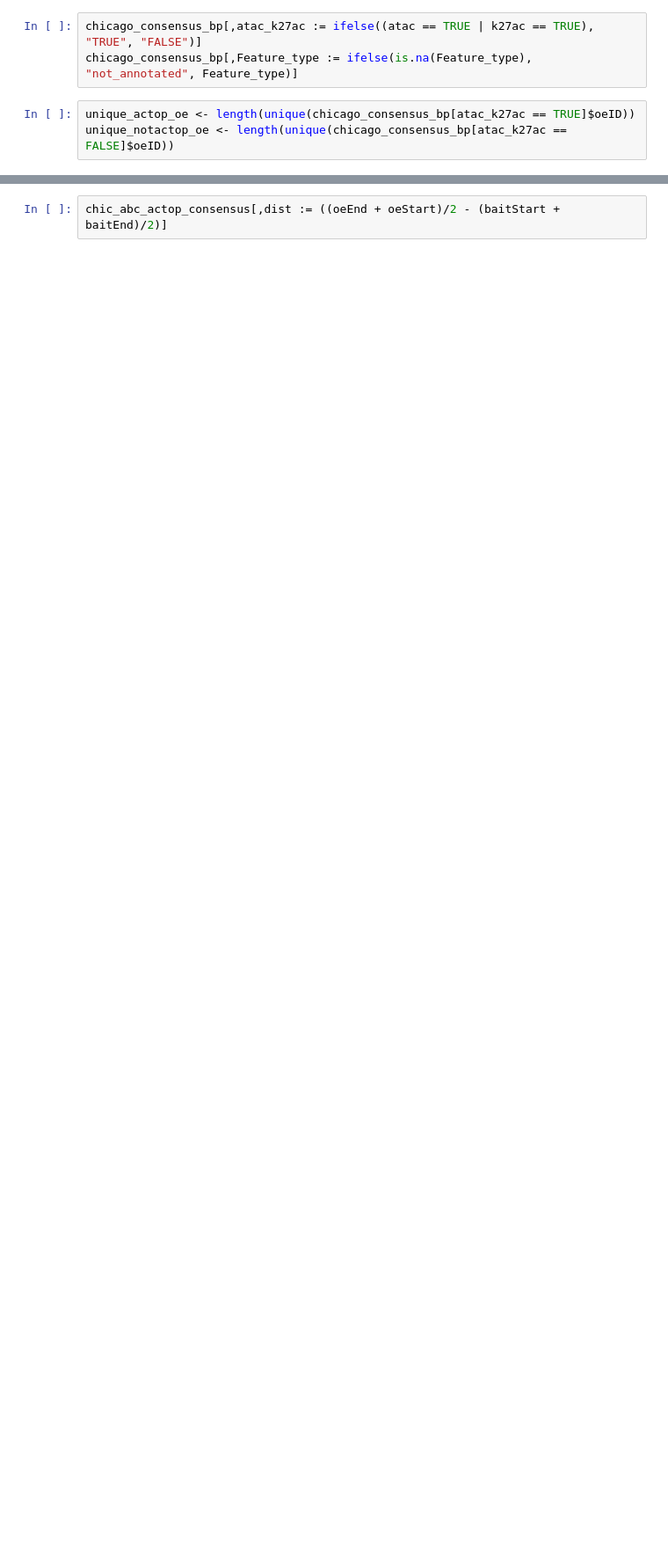
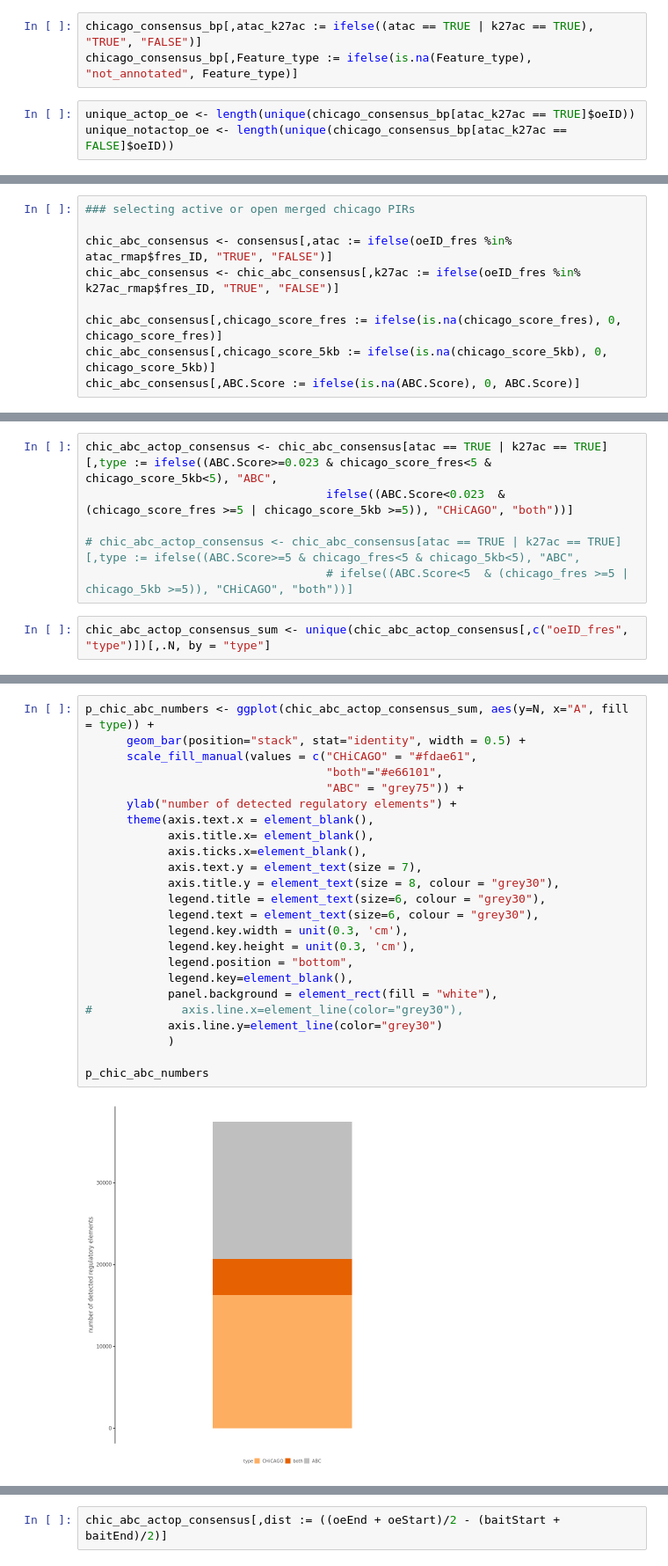
Before and after one commit to vmalysheva/ILC3, a Jupyter notebook: PCHiC/CHiCAGO_vs_ABC.ipynb, the cells around one changed output, grey strips where cells are left out. Shown at 88% size. Saved outputs shown, nothing was run; the diff lists cells and outputs as text; blank space fills up the shorter version.

```diff
--- a/PCHiC/CHiCAGO_vs_ABC.ipynb
+++ b/PCHiC/CHiCAGO_vs_ABC.ipynb
@@ -305,0 +296,9 @@ Warning message:
+# %%
+### selecting active or open merged chicago PIRs
+
+chic_abc_consensus <- consensus[,atac := ifelse(oeID_fres %in% atac_rmap$fres_ID, "TRUE", "FALSE")]
+chic_abc_consensus <- chic_abc_consensus[,k27ac := ifelse(oeID_fres %in% k27ac_rmap$fres_ID, "TRUE", "FALSE")]
+
+chic_abc_consensus[,chicago_score_fres := ifelse(is.na(chicago_score_fres), 0, chicago_score_fres)]
+chic_abc_consensus[,chicago_score_5kb := ifelse(is.na(chicago_score_5kb), 0, chicago_score_5kb)]
+chic_abc_consensus[,ABC.Score := ifelse(is.na(ABC.Score), 0, ABC.Score)]
@@ -305,0 +342,8 @@ Warning message:
+# %%
+chic_abc_actop_consensus <- chic_abc_consensus[atac == TRUE | k27ac == TRUE][,type := ifelse((ABC.Score>=0.023 & chicago_score_fres<5 & chicago_score_5kb<5), "ABC",
+                                   ifelse((ABC.Score<0.023  & (chicago_score_fres >=5 | chicago_score_5kb >=5)), "CHiCAGO", "both"))]
+
+# chic_abc_actop_consensus <- chic_abc_consensus[atac == TRUE | k27ac == TRUE][,type := ifelse((ABC.Score>=5 & chicago_fres<5 & chicago_5kb<5), "ABC",
+                                   # ifelse((ABC.Score<5  & (chicago_fres >=5 | chicago_5kb >=5)), "CHiCAGO", "both"))]
+# %%
+chic_abc_actop_consensus_sum <- unique(chic_abc_actop_consensus[,c("oeID_fres", "type")])[,.N, by = "type"]
@@ -305,0 +363,26 @@ Warning message:
+# %%
+p_chic_abc_numbers <- ggplot(chic_abc_actop_consensus_sum, aes(y=N, x="A", fill = type)) +
+      geom_bar(position="stack", stat="identity", width = 0.5) +
+      scale_fill_manual(values = c("CHiCAGO" = "#fdae61",
+                                   "both"="#e66101",
+                                   "ABC" = "grey75")) +
+      ylab("number of detected regulatory elements") +
+      theme(axis.text.x = element_blank(),
+            axis.title.x= element_blank(),
+            axis.ticks.x=element_blank(),
+            axis.text.y = element_text(size = 7),
+            axis.title.y = element_text(size = 8, colour = "grey30"),
+            legend.title = element_text(size=6, colour = "grey30"),
+            legend.text = element_text(size=6, colour = "grey30"),
+            legend.key.width = unit(0.3, 'cm'),
+            legend.key.height = unit(0.3, 'cm'),
+            legend.position = "bottom",
+            legend.key=element_blank(),
+            panel.background = element_rect(fill = "white"),
+#             axis.line.x=element_line(color="grey30"),
+            axis.line.y=element_line(color="grey30")
+            )
+
+p_chic_abc_numbers
+# %% [output]
+[figure, added]
```
Also changed, not shown: parts of 66 cells of this notebook.
